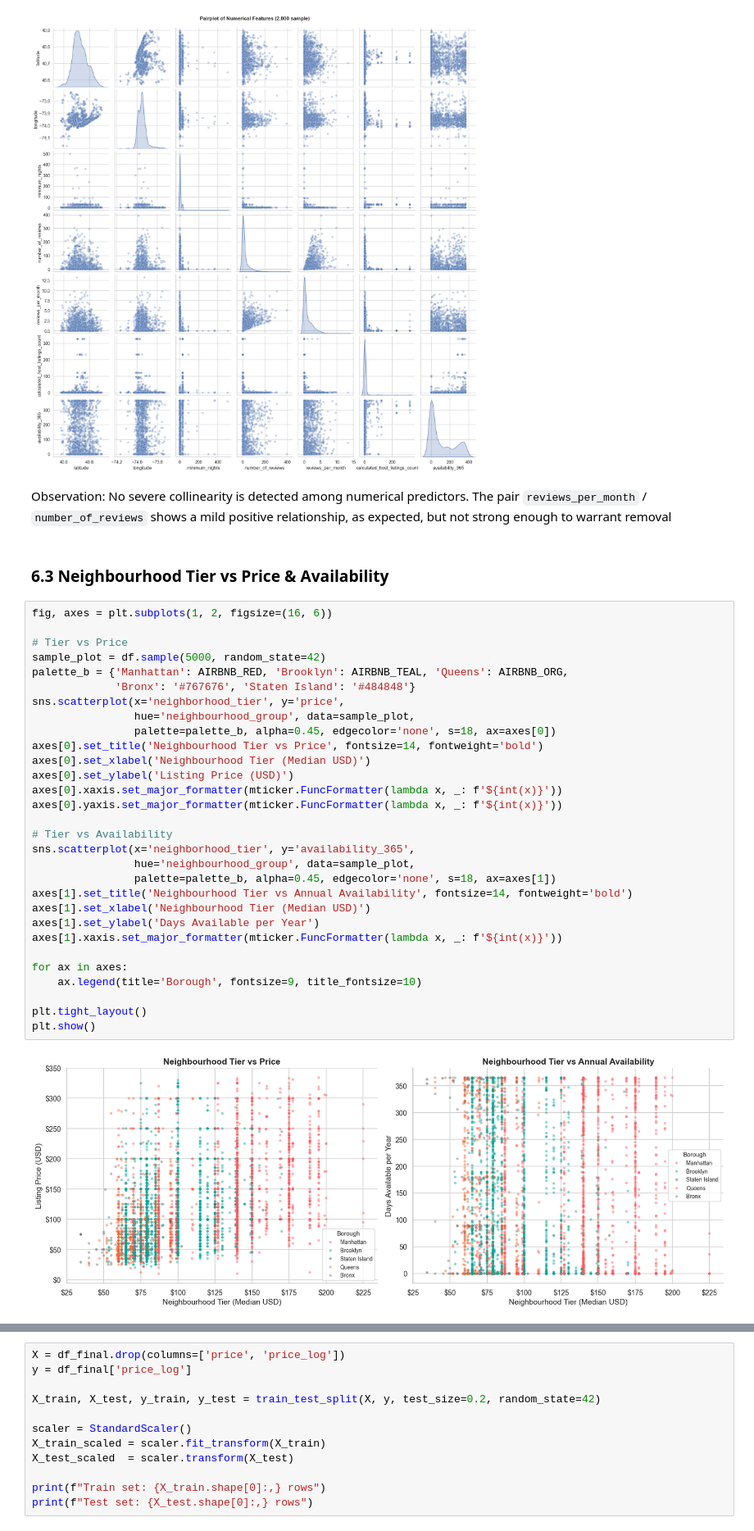
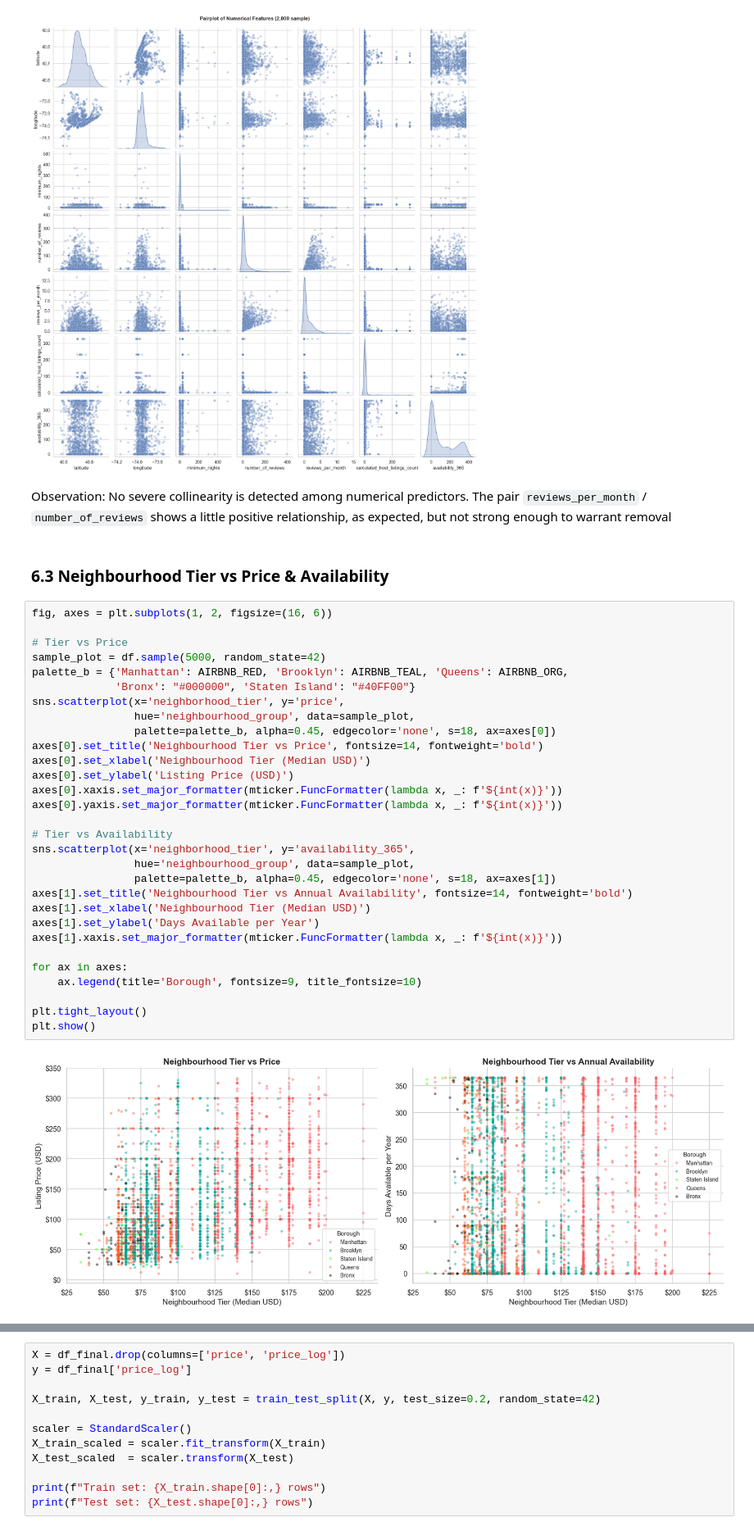
Before and after one commit to 1giorgiadamia/smart_apartment_pricing, a Jupyter notebook: model.ipynb, the cells around one changed output, grey strips where cells are left out. Shown at 82% size. Saved outputs shown, nothing was run; the diff lists cells and outputs as text.

```diff
--- a/model.ipynb
+++ b/model.ipynb
@@ -538,41 +538,41 @@ plt.show()
 # %% [output]
 [figure]
 # %% [markdown]
-Observation: No severe collinearity is detected among numerical predictors. The pair `reviews_per_month` / `number_of_reviews` shows a mild positive relationship, as expected, but not strong enough to warrant removal
+Observation: No severe collinearity is detected among numerical predictors. The pair `reviews_per_month` / `number_of_reviews` shows a little positive relationship, as expected, but not strong enough to warrant removal
 # %% [markdown]
 ### 6.3 Neighbourhood Tier vs Price & Availability
 # %%
 fig, axes = plt.subplots(1, 2, figsize=(16, 6))
 
 # Tier vs Price
 sample_plot = df.sample(5000, random_state=42)
 palette_b = {'Manhattan': AIRBNB_RED, 'Brooklyn': AIRBNB_TEAL, 'Queens': AIRBNB_ORG,
-             'Bronx': '#767676', 'Staten Island': '#484848'}
+             'Bronx': "#000000", 'Staten Island': "#40FF00"}
 sns.scatterplot(x='neighborhood_tier', y='price',
                 hue='neighbourhood_group', data=sample_plot,
                 palette=palette_b, alpha=0.45, edgecolor='none', s=18, ax=axes[0])
 axes[0].set_title('Neighbourhood Tier vs Price', fontsize=14, fontweight='bold')
 axes[0].set_xlabel('Neighbourhood Tier (Median USD)')
 axes[0].set_ylabel('Listing Price (USD)')
 axes[0].xaxis.set_major_formatter(mticker.FuncFormatter(lambda x, _: f'${int(x)}'))
 axes[0].yaxis.set_major_formatter(mticker.FuncFormatter(lambda x, _: f'${int(x)}'))
 
 # Tier vs Availability
 sns.scatterplot(x='neighborhood_tier', y='availability_365',
                 hue='neighbourhood_group', data=sample_plot,
                 palette=palette_b, alpha=0.45, edgecolor='none', s=18, ax=axes[1])
 axes[1].set_title('Neighbourhood Tier vs Annual Availability', fontsize=14, fontweight='bold')
 axes[1].set_xlabel('Neighbourhood Tier (Median USD)')
 axes[1].set_ylabel('Days Available per Year')
 axes[1].xaxis.set_major_formatter(mticker.FuncFormatter(lambda x, _: f'${int(x)}'))
 
 for ax in axes:
     ax.legend(title='Borough', fontsize=9, title_fontsize=10)
 
 plt.tight_layout()
 plt.show()
 # %% [output]
-[figure, old version]
+[figure, new version]
 # %% [markdown]
 ---
 ## 7. Data Preparation for Training
```
Also changed, not shown: parts of 24 cells of this notebook, 1 other file.
